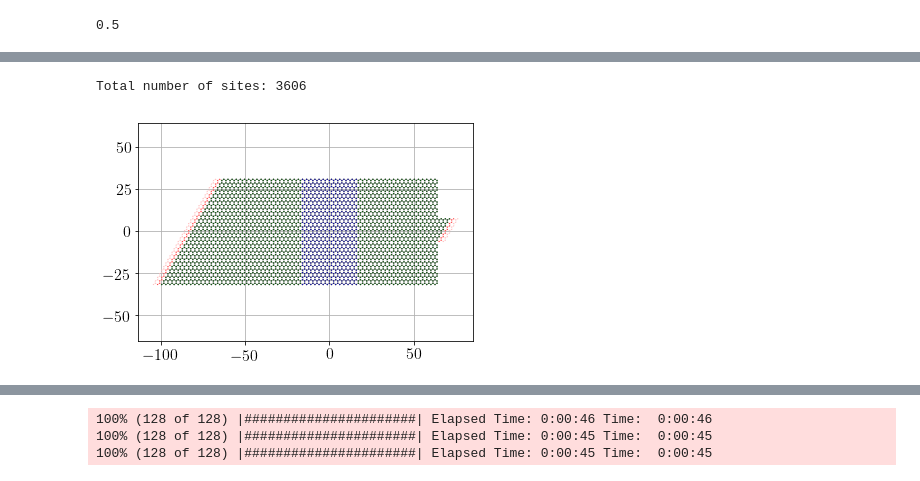
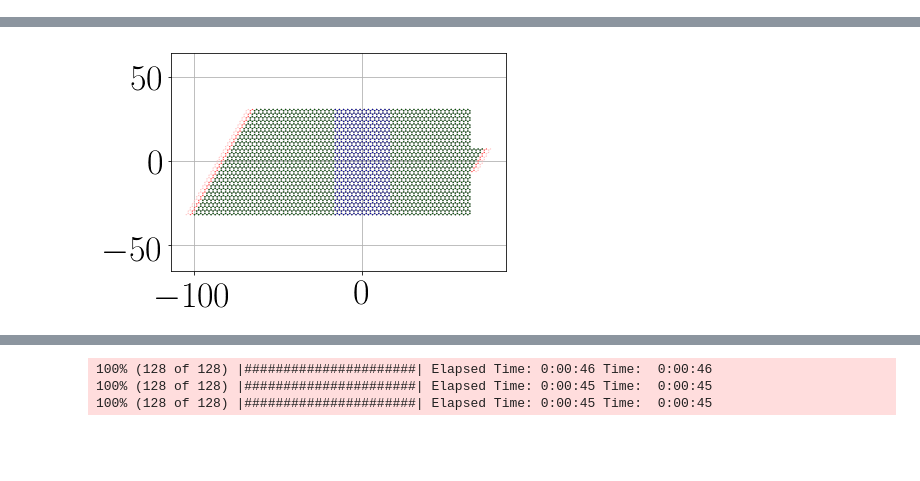
Before and after one commit to CLEANit/QuantumTransduction, a Jupyter notebook: examples/pnJunction/pn_junction.ipynb, the cells around one changed output, grey strips where cells are left out. Drawn from its saved outputs; the diff is of its cells as text; code cells hidden in the pictures; blank space fills up the shorter version.

```diff
--- a/examples/pnJunction/pn_junction.ipynb
+++ b/examples/pnJunction/pn_junction.ipynb
@@ -12,7 +12,7 @@ import matplotlib
 %matplotlib inline
 font = {'family' : 'CMU Sans Serif',
 #         'weight' : 'light',
-        'size'   : 16}
+        'size'   : 36}
 
 pyplot.rc('font', **font)
 pyplot.rc('text', usetex=True)
@@ -200 +197,0 @@ To use the future default and silence this warning we advise to pass `rcond=None
-0.5
@@ -203,5 +198,4 @@ To use the future default and silence this warning we advise to pass `rcond=None
-Total number of sites: 3606
-[figure, old version]
+[figure, new version]
 # %%
 phi = 0.
 # phi = 16 / 701
```
Also changed, not shown: parts of 2 cells of this notebook, 4 other files.
